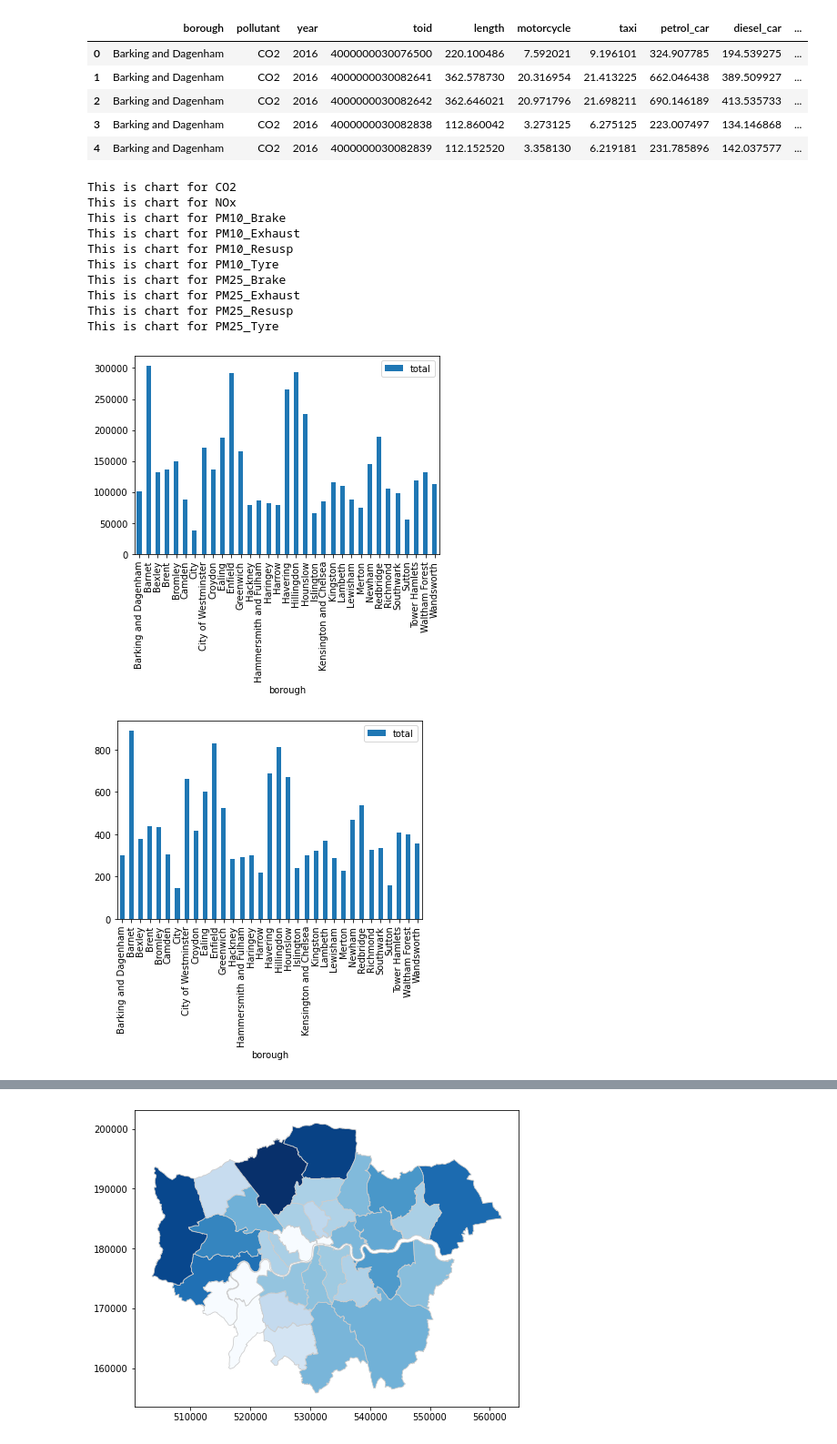
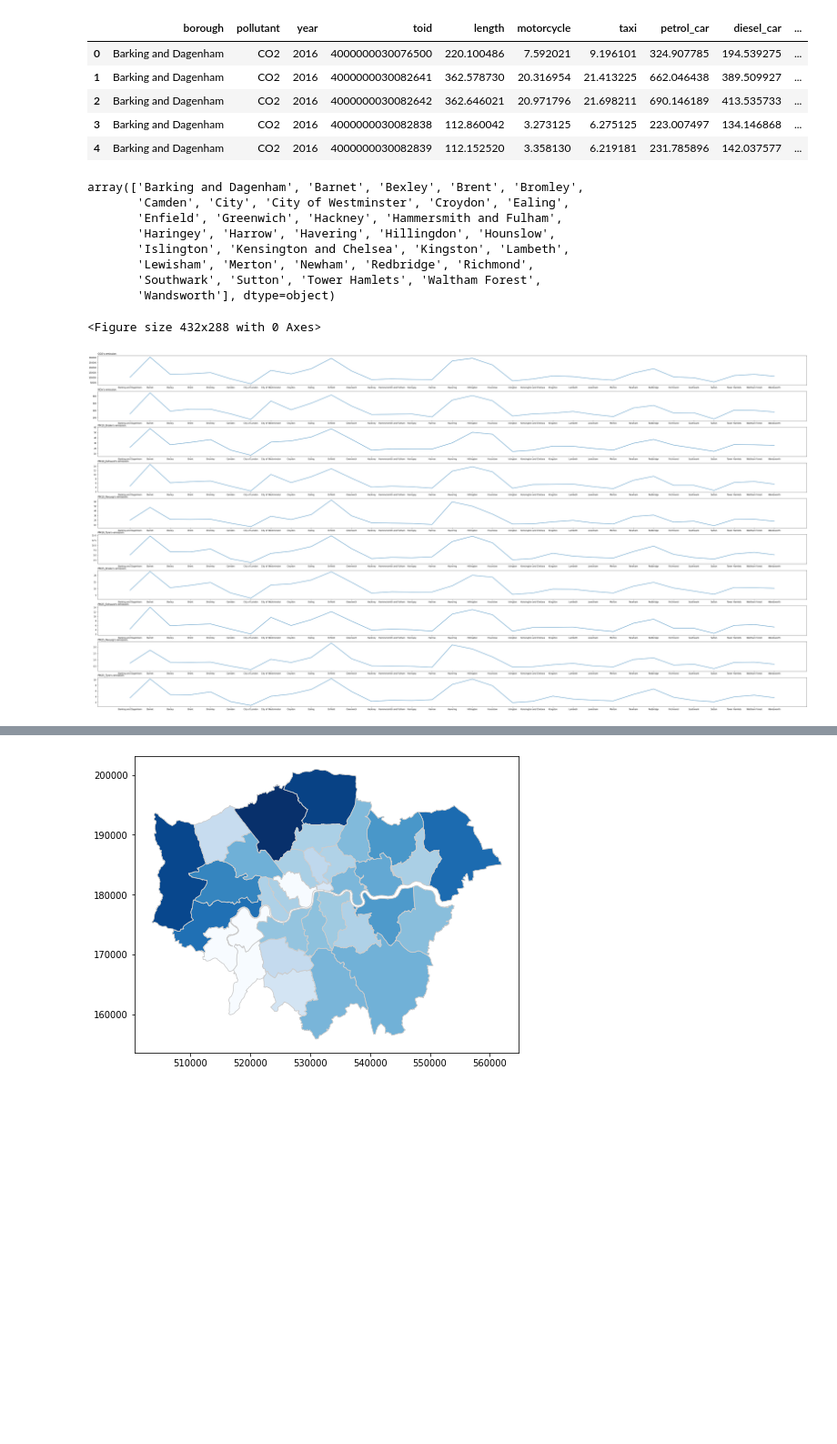
Before and after one commit to irvifa/data-visualization, a Jupyter notebook: data-visualization.ipynb, the cells around one changed output, grey strips where cells are left out. Shown at 91% size. Saved outputs shown, nothing was run; the diff lists cells and outputs as text; code cells hidden in the pictures; blank space fills up the shorter version.

Commit message:
refactor: refactor graph generation.

```diff
--- a/data-visualization.ipynb
+++ b/data-visualization.ipynb
@@ -180,27 +180,50 @@ summary_of_pollutant_per_borough.head()
 | 2 | Barking and Dagenham | CO2 | 2016 | 4000000030082642 | 362.646021 | 20.971796 | 21.698211 | 690.146189 | 413.535733 | ... |
 | 3 | Barking and Dagenham | CO2 | 2016 | 4000000030082838 | 112.860042 | 3.273125 | 6.275125 | 223.007497 | 134.146868 | ... |
 | 4 | Barking and Dagenham | CO2 | 2016 | 4000000030082839 | 112.152520 | 3.358130 | 6.219181 | 231.785896 | 142.037577 | ... |
+# %%
+unique_borough = summary_of_pollutant_per_borough["borough"].unique()
+unique_borough
+# %% [output]
+array(['Barking and Dagenham', 'Barnet', 'Bexley', 'Brent', 'Bromley',
+       'Camden', 'City', 'City of Westminster', 'Croydon', 'Ealing',
+       'Enfield', 'Greenwich', 'Hackney', 'Hammersmith and Fulham',
+       'Haringey', 'Harrow', 'Havering', 'Hillingdon', 'Hounslow',
+       'Islington', 'Kensington and Chelsea', 'Kingston', 'Lambeth',
+       'Lewisham', 'Merton', 'Newham', 'Redbridge', 'Richmond',
+       'Southwark', 'Sutton', 'Tower Hamlets', 'Waltham Forest',
+       'Wandsworth'], dtype=object)
+# %%
+summary_of_pollutant_per_borough = summary_of_pollutant_per_borough.replace(
+    {"borough": {"City": "City of London"}}
+)
 # %%
-def generate_plot_based_on_pollutant(summary_of_pollutant_per_borough, pollutant):
-    # Pollution attribution per borough in kilotonne/year
-    summary_of_pollutant_per_borough[
-        summary_of_pollutant_per_borough["pollutant"] == pollutant
-    ].groupby(["borough"]).sum().plot(kind="bar", y="total")
+def generate_plot_based_on_pollutant(ax, summary_of_pollutant_per_borough, pollutant):
+    df = (
+        summary_of_pollutant_per_borough[
+            summary_of_pollutant_per_borough["pollutant"] == pollutant
+        ]
+        .groupby(["borough"], as_index=False)
+        .sum()
+    )
+    x, y = df[["borough"]], df[["total"]]
+    return x, y
 # %%
+from pylab import *
+import numpy as np
+
 pollutants = list(summary_of_pollutant_per_borough["pollutant"].unique())
-for pollutant in pollutants:
-    print("This is chart for {pollutant}".format(pollutant=pollutant))
-    generate_plot_based_on_pollutant(summary_of_pollutant_per_borough, pollutant)
+subplots_adjust(hspace=0.000)
+number_of_subplots = len(pollutants)
+fig, ax = plt.subplots(number_of_subplots, 1, figsize=(50, 25))
+fig.tight_layout()
+for i in range(number_of_subplots):
+    x, y = generate_plot_based_on_pollutant(
+        ax1, summary_of_pollutant_per_borough, pollutants[i]
+    )
+    ax[i].set_title(
+        "{pollutant}'s emission.".format(pollutant=pollutants[i]), loc="left"
+    )
+    ax[i].plot(x.borough, y.total)
 # %% [output]
-This is chart for CO2
-This is chart for NOx
-This is chart for PM10_Brake
-This is chart for PM10_Exhaust
-This is chart for PM10_Resusp
-This is chart for PM10_Tyre
-This is chart for PM25_Brake
-This is chart for PM25_Exhaust
-This is chart for PM25_Resusp
-This is chart for PM25_Tyre
+<Figure size 432x288 with 0 Axes>
-[figure, old version]
+[figure, new version]
-[figure, removed]
```
Also changed, not shown: parts of 3 cells of this notebook.
